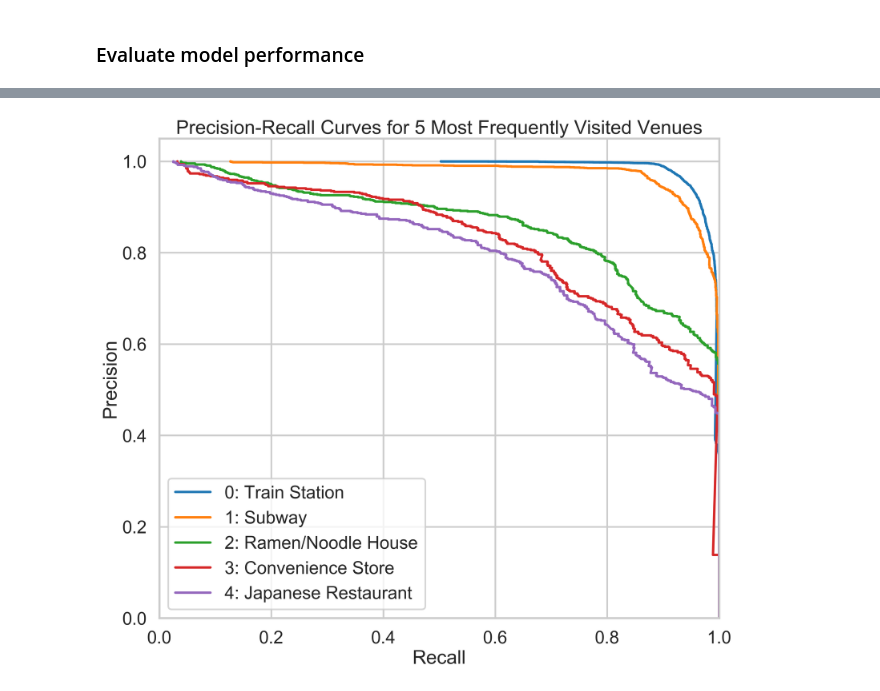
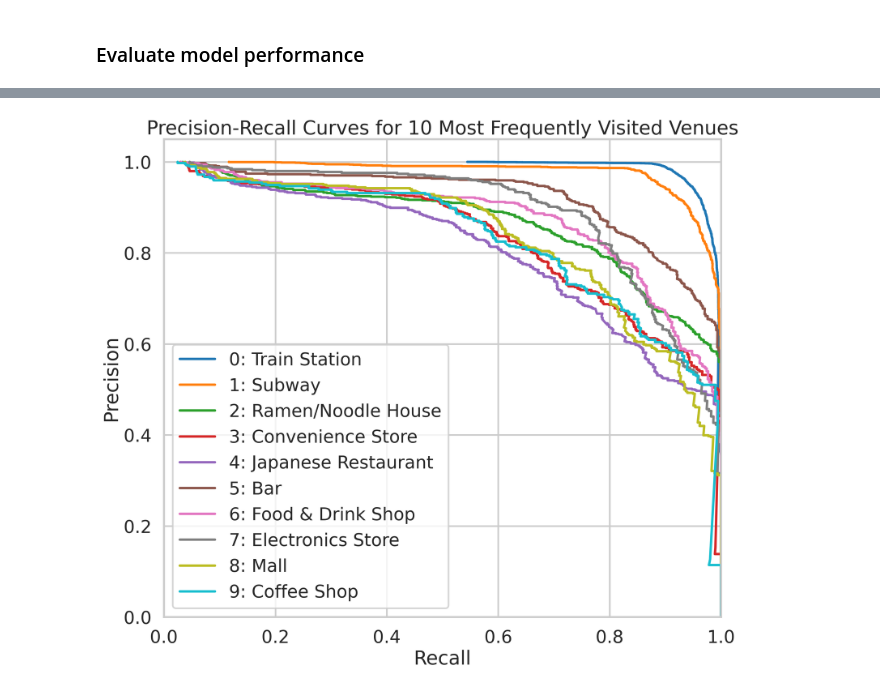
Before and after one commit to kevinlimk/FoursquareTokyo, a Jupyter notebook: 04_machinelearning.ipynb, the cells around one changed output, grey strips where cells are left out. Saved outputs shown, nothing was run; the diff lists cells and outputs as text; code cells hidden in the pictures.

```diff
--- a/04_machinelearning.ipynb
+++ b/04_machinelearning.ipynb
@@ -86,0 +107,14 @@ probs = clf.predict_proba(df_ML)
+# %%
+C_train_tuple = sorted(train_acc_dict.items())
+C_test_tuple = sorted(test_acc_dict.items())
+
+C_train, train_acc = zip(*C_train_tuple)
+C_test, test_acc = zip(*C_test_tuple)
+
+plt.plot(C_train, train_acc)
+plt.plot(C_test, test_acc)
+
+plt.xlabel("Hyperparameter C")
+plt.ylabel("Score")
+plt.legend(["Training Score", "Validation Score"])
+plt.title("Validation Curve for Hyperparameter C");
@@ -87,3 +123,14 @@ probs = clf.predict_proba(df_ML)
+# %%
+acc_diffs = [train - test for train, test in zip(train_acc, test_acc)]
+best_fit = min(
+    [train - test for train, test in zip(train_acc, test_acc) if train > test])
+C_best = C_range[acc_diffs.index(best_fit)]
+# %%
+clf = LogisticRegression(C=C_best, max_iter=500)
+clf.fit(Xtrain, ytrain)
+ytrain_pred = clf.predict(Xtrain)
+ytest_pred = clf.predict(Xtest)
+ytest_probs = clf.predict_proba(Xtest)
 # %% [markdown]
 ### Evaluate model performance
 # %%
@@ -107,28 +154,24 @@ plt.ylabel("True Label");
-# %%
-classes = range(247)
-test_index = len(ytest)
-
-y_binarized = label_binarize(df.venuecat_encoded.values, classes=classes)
-ytest_binarized = y_binarized[-test_index:]
-
-ytest_probs = probs[-test_index:]
 # %%
+ytest_binarized = label_binarize(ytest.values, classes=range(247))
+
 precision = dict()
 recall = dict()
 
 plt.figure()
 
-for i in range(5):
+for i in range(10):
     precision[i], recall[i], _ = precision_recall_curve(
         ytest_binarized[:, i], ytest_probs[:, i])
     plt.plot(precision[i], recall[i])
 
 plt.xlabel("Recall")
 plt.ylabel("Precision")
 plt.ylim([0.0, 1.05])
 plt.xlim([0.0, 1.0])
 plt.legend(["0: Train Station", "1: Subway", "2: Ramen/Noodle House",
-            "3: Convenience Store", "4: Japanese Restaurant"])
-plt.title("Precision-Recall Curves for 5 Most Frequently Visited Venues");
+            "3: Convenience Store", "4: Japanese Restaurant",
+            "5: Bar", "6: Food & Drink Shop", "7: Electronics Store",
+            "8: Mall", "9: Coffee Shop"])
+plt.title("Precision-Recall Curves for 10 Most Frequently Visited Venues");
 # %% [output]
-[figure, old version]
+[figure, new version]
```
Also changed, not shown: parts of 8 cells of this notebook, 1 other file.
